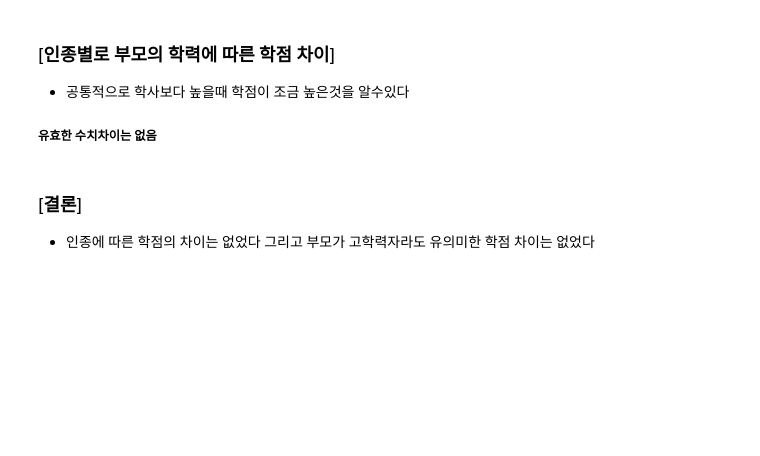
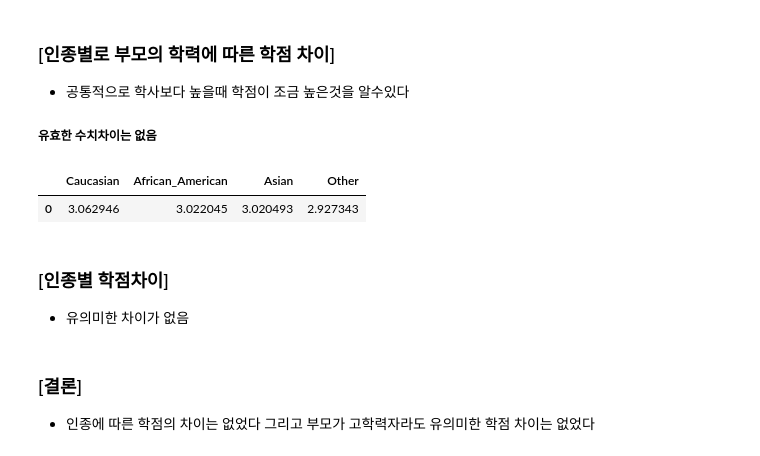
Before and after one commit to cubeninggen/KDT-2024, a Jupyter notebook: PANDAS/WORK/1조_김경환_study.ipynb, the cells around one changed output. Drawn from its saved outputs; the diff is of its cells as text; code cells hidden in the pictures; blank space fills up the shorter version.

```diff
--- a/PANDAS/WORK/study.ipynb
+++ b/PANDAS/WORK/1조_김경환_study.ipynb
@@ -267,6 +280,19 @@ GCDF
 ### [인종별로 부모의 학력에 따른 학점 차이]
 - 공통적으로 학사보다 높을때 학점이 조금 높은것을 알수있다
 ##### 유효한 수치차이는 없음
+# %%
+GradeClass={'Caucasian':[(CauNGCM+CauHSGCM+CauColGCM+CauBGCM+CauhiGCM)/5],
+     'African_American':[(AfNGCM+AfHSGCM+AfColGCM+AfBGCM+AfhiGCM)/5],
+     'Asian':[(AsNGCM+AsHSGCM+AsColGCM+AsBGCM+AshiGCM)/5],
+     'Other':[(OtNGCM+OtHSGCM+OtColGCM+OtBGCM+OthiGCM)/5]}
+GCDF=pd.DataFrame(GradeClass)
+GCDF
+# %% [output]
+|  | Caucasian | African_American | Asian | Other |
+| 0 | 3.062946 | 3.022045 | 3.020493 | 2.927343 |
+# %% [markdown]
+### [인종별 학점차이]
+- 유의미한 차이가 없음
 # %% [markdown]
 ### [결론]
 - 인종에 따른 학점의 차이는 없었다 그리고 부모가 고학력자라도 유의미한 학점 차이는 없었다
```
Also changed, not shown: parts of 3 cells of this notebook.
